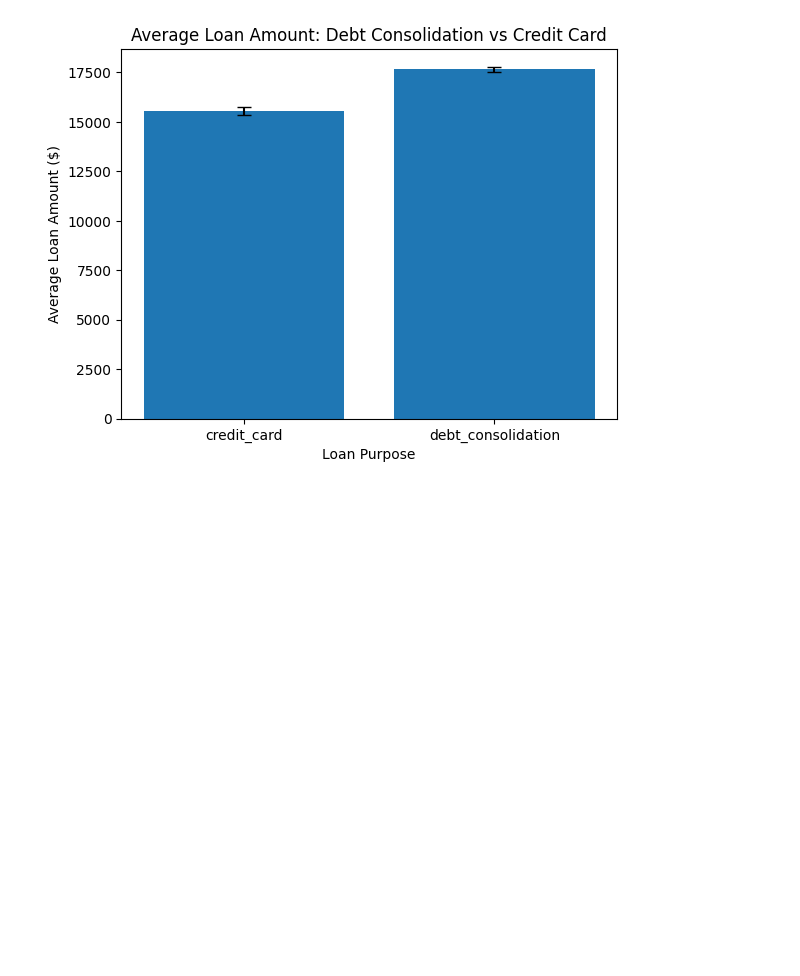
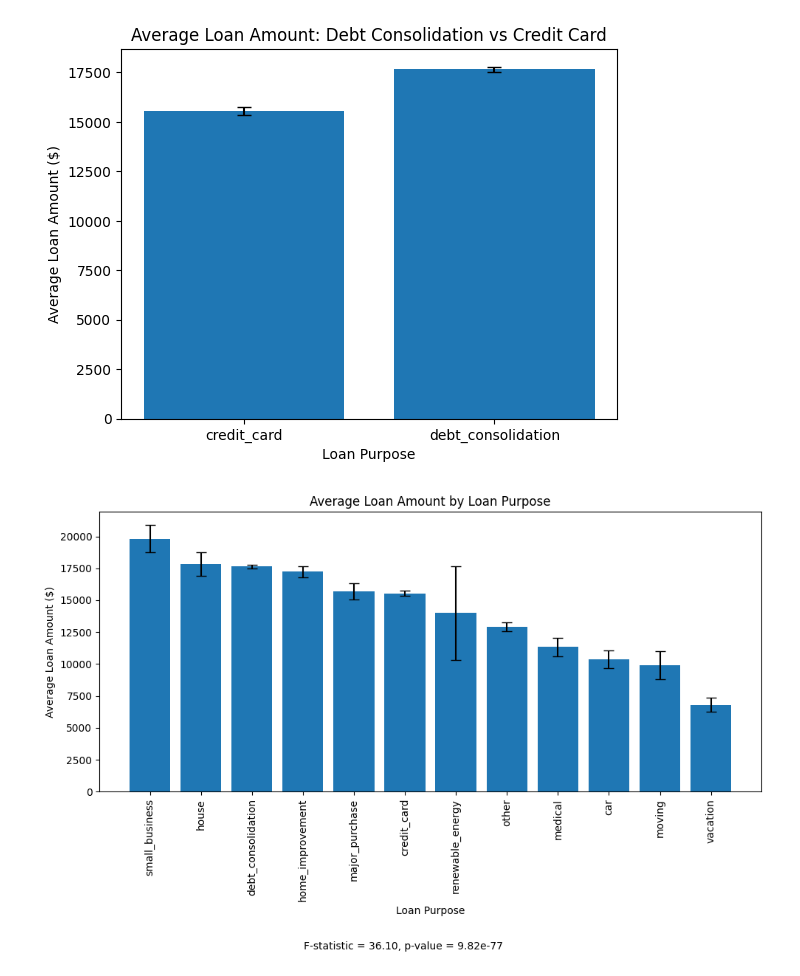
Before and after one commit to ronin552/myname-ronin, a Jupyter notebook: ronin123123123123.ipynb, the cells around one changed output. Cells and saved outputs as stored; diff of their text form; code cells hidden in the pictures; blank space fills up the shorter version.

```diff
--- a/ronin123123123123.ipynb
+++ b/ronin123123123123.ipynb
@@ -153,3 +154,24 @@ plt.ylabel("Average Loan Amount ($)")
 plt.show()
 # %% [output]
 [figure]
+# %%
+avg_amount = df.groupby("loan_purpose")["loan_amount"].agg(["mean", "sem"]).sort_values("mean", ascending=False)
+
+x = avg_amount.index
+y = avg_amount["mean"]
+err = avg_amount["sem"]
+
+plt.figure(figsize=(10, 6))
+bars = plt.bar(x, y, yerr=err, capsize=5)
+
+plt.title("Average Loan Amount by Loan Purpose")
+plt.xlabel("Loan Purpose")
+plt.ylabel("Average Loan Amount ($)")
+plt.xticks(rotation=90)
+plt.figtext(0.5, -0.05, f"F-statistic = {f_stat:.2f}, p-value = {p_val:.3g}", ha="center", fontsize=10)
+plt.tight_layout()
+
+plt.savefig("average_loan_amount_by_purpose.png")
+plt.show()
+# %% [output]
+[figure, added]
```
Also changed, not shown: parts of 1 cell of this notebook.
